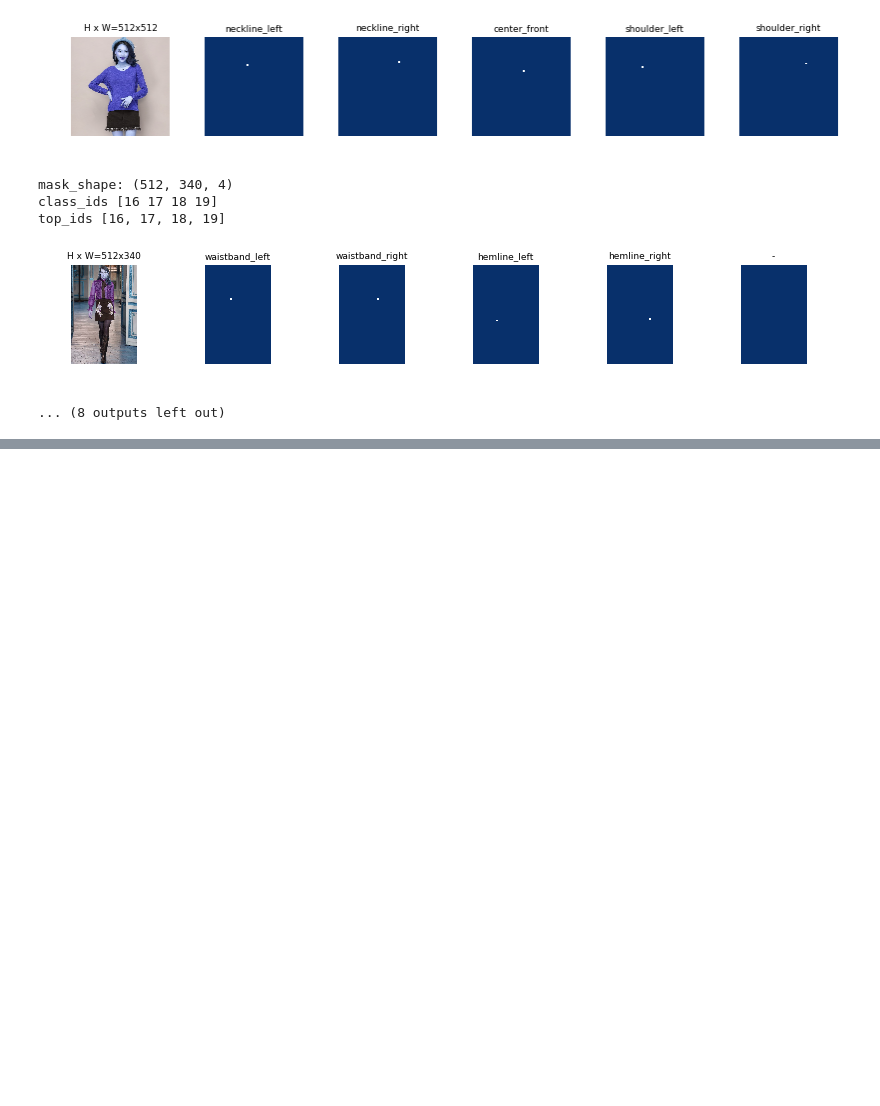
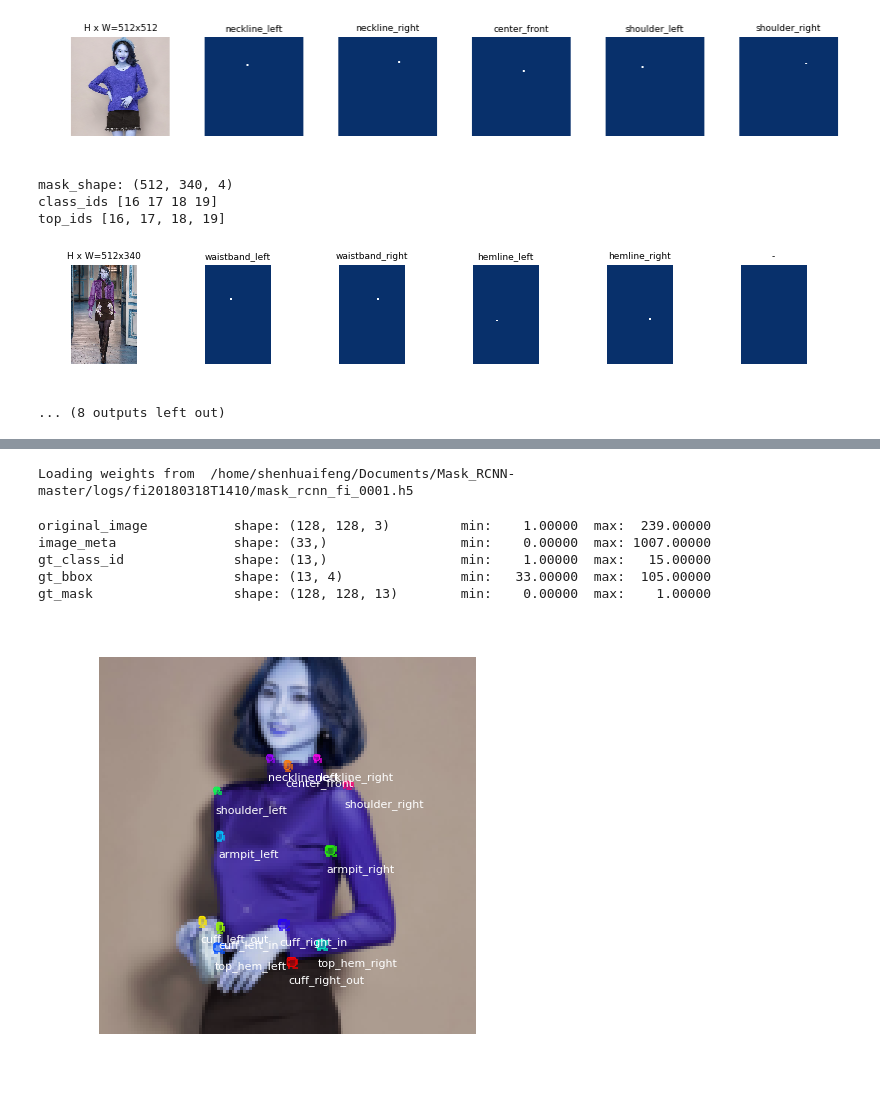
Before and after one commit to lzhbrian/FashionAI, a Jupyter notebook: FashionAI.ipynb, the cells around one changed output, grey strips where cells are left out. Saved outputs shown, nothing was run; the diff lists cells and outputs as text; code cells hidden in the pictures; blank space fills up the shorter version.

```diff
--- a/FashionAI.ipynb
+++ b/FashionAI.ipynb
@@ -79,7 +81,7 @@ class FIConfig(Config):
 
     # use small validation steps since the epoch is small
     VALIDATION_STEPS = 5
-    MASK_POOL_SIZE = 24
+    MASK_POOL_SIZE = 14
 config = FIConfig()
 config.display()
 # %% [output]
@@ -392,0 +383,45 @@ Caused by op 'training/SGD/gradients/mrcnn_mask_loss_1/logistic_loss/mul_grad/Br
+# %%
+class InferenceConfig(FIConfig):
+    GPU_COUNT = 1
+    IMAGES_PER_GPU = 1
+
+inference_config = InferenceConfig()
+
+# Recreate the model in inference mode
+model = modellib.MaskRCNN(mode="inference",
+                          config=inference_config,
+                          model_dir=MODEL_DIR)
+
+# Get path to saved weights
+# Either set a specific path or find last trained weights
+# model_path = os.path.join(ROOT_DIR, ".h5 file name here")
+model_path = model.find_last()[1]
+
+# Load trained weights (fill in path to trained weights here)
+assert model_path != "", "Provide path to trained weights"
+print("Loading weights from ", model_path)
+model.load_weights(model_path, by_name=True)
+# %% [output]
+Loading weights from  /home/shenhuaifeng/Documents/Mask_RCNN-master/logs/fi20180318T1410/mask_rcnn_fi_0001.h5
+# %%
+# Test on a random image
+image_id = random.choice(dataset_val.image_ids)
+original_image, image_meta, gt_class_id, gt_bbox, gt_mask =\
+    modellib.load_image_gt(dataset_val, inference_config,
+                           image_id, use_mini_mask=False)
+
+log("original_image", original_image)
+log("image_meta", image_meta)
+log("gt_class_id", gt_class_id)
+log("gt_bbox", gt_bbox)
+log("gt_mask", gt_mask)
+
+visualize.display_instances(original_image, gt_bbox, gt_mask, gt_class_id,
+                            dataset_train.class_names, figsize=(8, 8))
+# %% [output]
+original_image           shape: (128, 128, 3)         min:    1.00000  max:  239.00000
+image_meta               shape: (33,)                 min:    0.00000  max: 1007.00000
+gt_class_id              shape: (13,)                 min:    1.00000  max:   15.00000
+gt_bbox                  shape: (13, 4)               min:   33.00000  max:  105.00000
+gt_mask                  shape: (128, 128, 13)        min:    0.00000  max:    1.00000
+[figure, added]
```
Also changed, not shown: parts of 4 cells of this notebook.
